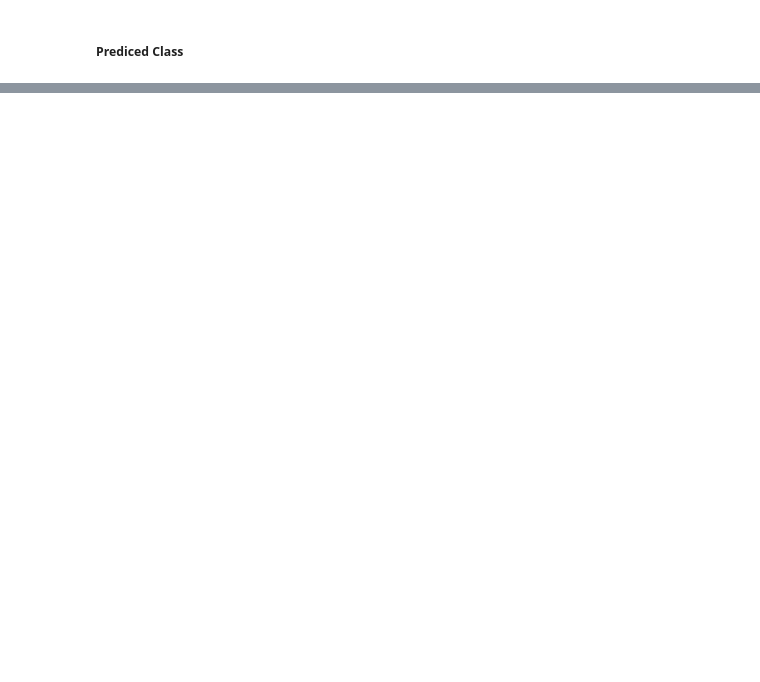
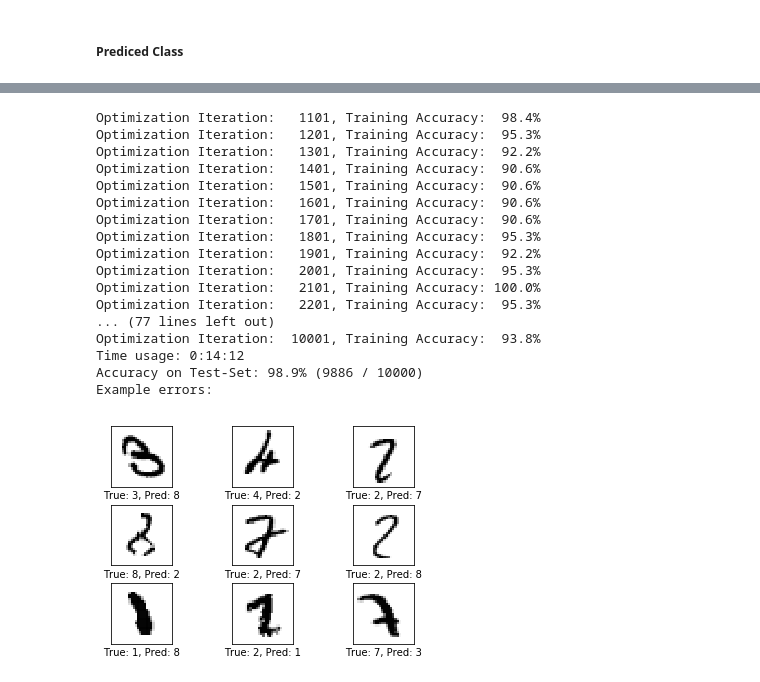
Before and after one commit to PKUGoodSpeed/DeepLearning, a Jupyter notebook: TFProjects/CNN/CNNmodel.ipynb, the cells around one changed output, grey strips where cells are left out. Cells and saved outputs as stored; diff of their text form; code cells hidden in the pictures; blank space fills up the shorter version.

```diff
--- a/TFProjects/CNN/CNNmodel.ipynb
+++ b/TFProjects/CNN/CNNmodel.ipynb
@@ -267,0 +478,22 @@ optimizer = tf.train.AdamOptimizer(learning_rate =
+# %%
+optimize(num_iterations=9000)
+print_test_accuracy(show_example_errors=True)
+# %% [output]
+Optimization Iteration:   1101, Training Accuracy:  98.4%
+Optimization Iteration:   1201, Training Accuracy:  95.3%
+Optimization Iteration:   1301, Training Accuracy:  92.2%
+Optimization Iteration:   1401, Training Accuracy:  90.6%
+Optimization Iteration:   1501, Training Accuracy:  90.6%
+Optimization Iteration:   1601, Training Accuracy:  90.6%
+Optimization Iteration:   1701, Training Accuracy:  90.6%
+Optimization Iteration:   1801, Training Accuracy:  95.3%
+Optimization Iteration:   1901, Training Accuracy:  92.2%
+Optimization Iteration:   2001, Training Accuracy:  95.3%
+Optimization Iteration:   2101, Training Accuracy: 100.0%
+Optimization Iteration:   2201, Training Accuracy:  95.3%
+... (77 lines left out)
+Optimization Iteration:  10001, Training Accuracy:  93.8%
+Time usage: 0:14:12
+Accuracy on Test-Set: 98.9% (9886 / 10000)
+Example errors:
+[figure, added]
```
Also changed, not shown: parts of 33 cells of this notebook.
